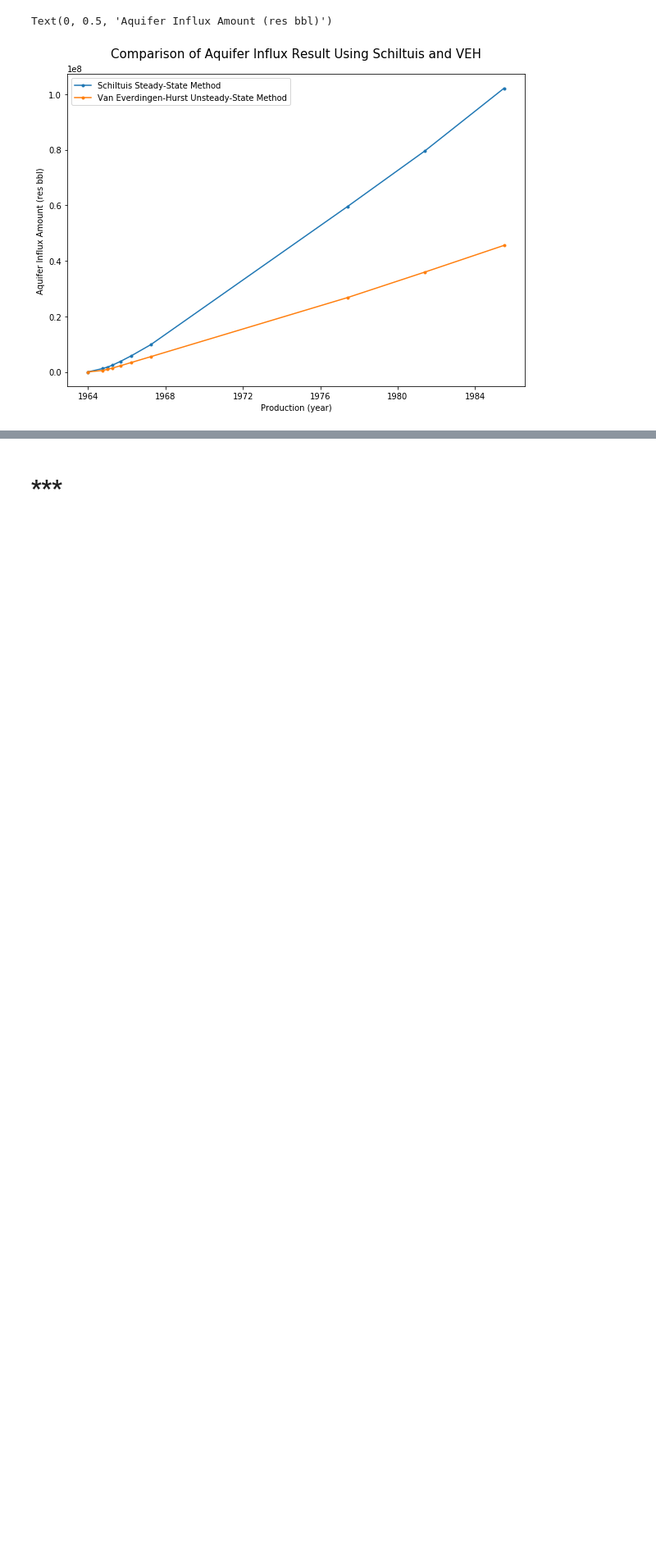
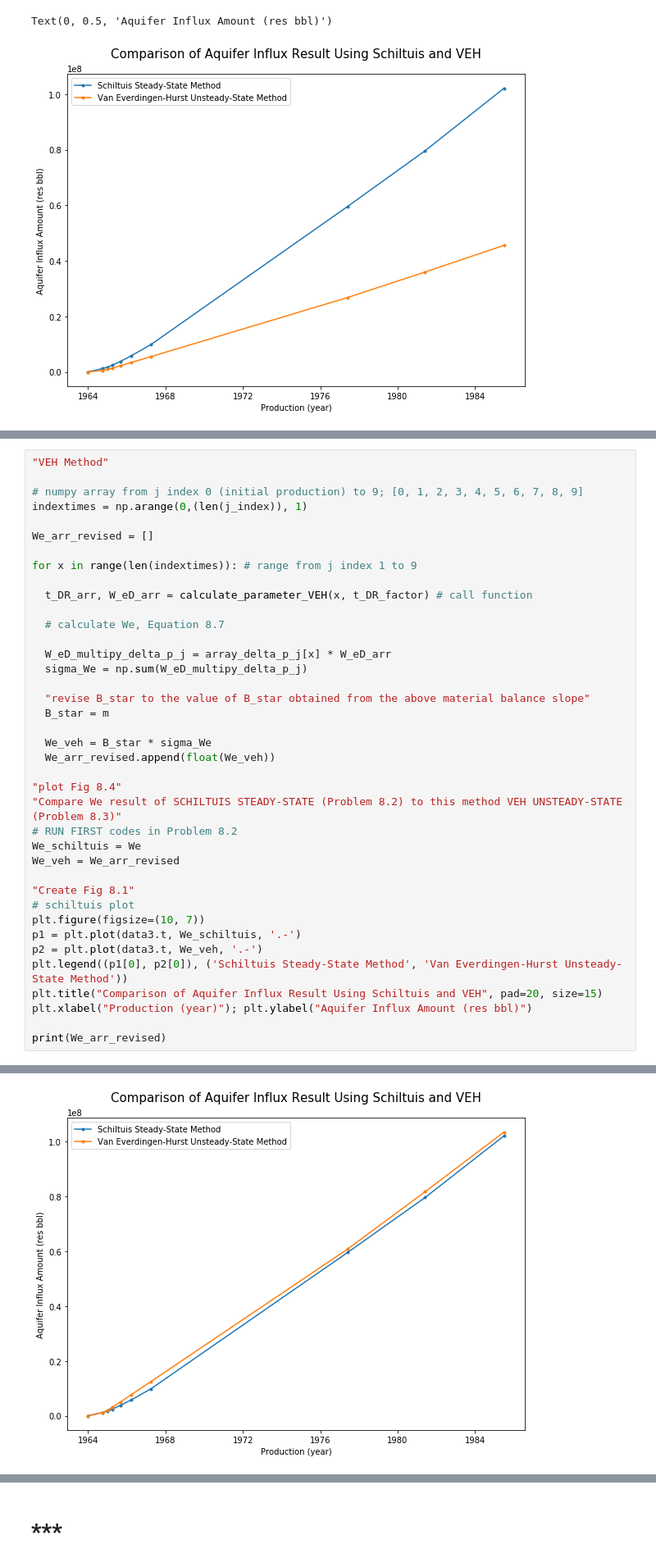
Before and after one commit to yohanesnuwara/reservoir-engineering, a Jupyter notebook: Unit 8 Aquifer Influx/notebook/8_examples.ipynb, the cells around one changed output, grey strips where cells are left out. Shown at 82% size. Drawn from its saved outputs; the diff is of its cells as text; blank space fills up the shorter version.

```diff
--- a/Unit 8 Aquifer Influx/notebook/8_examples.ipynb
+++ b/Unit 8 Aquifer Influx/notebook/8_examples.ipynb
@@ -484,0 +602,40 @@ Text(0, 0.5, 'Aquifer Influx Amount (res bbl)')
+# %%
+"VEH Method"
+
+# numpy array from j index 0 (initial production) to 9; [0, 1, 2, 3, 4, 5, 6, 7, 8, 9]
+indextimes = np.arange(0,(len(j_index)), 1)
+
+We_arr_revised = []
+
+for x in range(len(indextimes)): # range from j index 1 to 9
+
+  t_DR_arr, W_eD_arr = calculate_parameter_VEH(x, t_DR_factor) # call function
+
+  # calculate We, Equation 8.7
+
+  W_eD_multipy_delta_p_j = array_delta_p_j[x] * W_eD_arr
+  sigma_We = np.sum(W_eD_multipy_delta_p_j)
+
+  "revise B_star to the value of B_star obtained from the above material balance slope"
+  B_star = m
+
+  We_veh = B_star * sigma_We
+  We_arr_revised.append(float(We_veh))
+
+"plot Fig 8.4"
+"Compare We result of SCHILTUIS STEADY-STATE (Problem 8.2) to this method VEH UNSTEADY-STATE (Problem 8.3)"
+# RUN FIRST codes in Problem 8.2
+We_schiltuis = We
+We_veh = We_arr_revised
+
+"Create Fig 8.1"
+# schiltuis plot
+plt.figure(figsize=(10, 7))
+p1 = plt.plot(data3.t, We_schiltuis, '.-')
+p2 = plt.plot(data3.t, We_veh, '.-')
+plt.legend((p1[0], p2[0]), ('Schiltuis Steady-State Method', 'Van Everdingen-Hurst Unsteady-State Method'))
+plt.title("Comparison of Aquifer Influx Result Using Schiltuis and VEH", pad=20, size=15)
+plt.xlabel("Production (year)"); plt.ylabel("Aquifer Influx Amount (res bbl)")
+
+print(We_arr_revised)
+# %% [output]
@@ -484,0 +643 @@ Text(0, 0.5, 'Aquifer Influx Amount (res bbl)')
+[figure, added]
```
Also changed, not shown: parts of 18 cells of this notebook.
